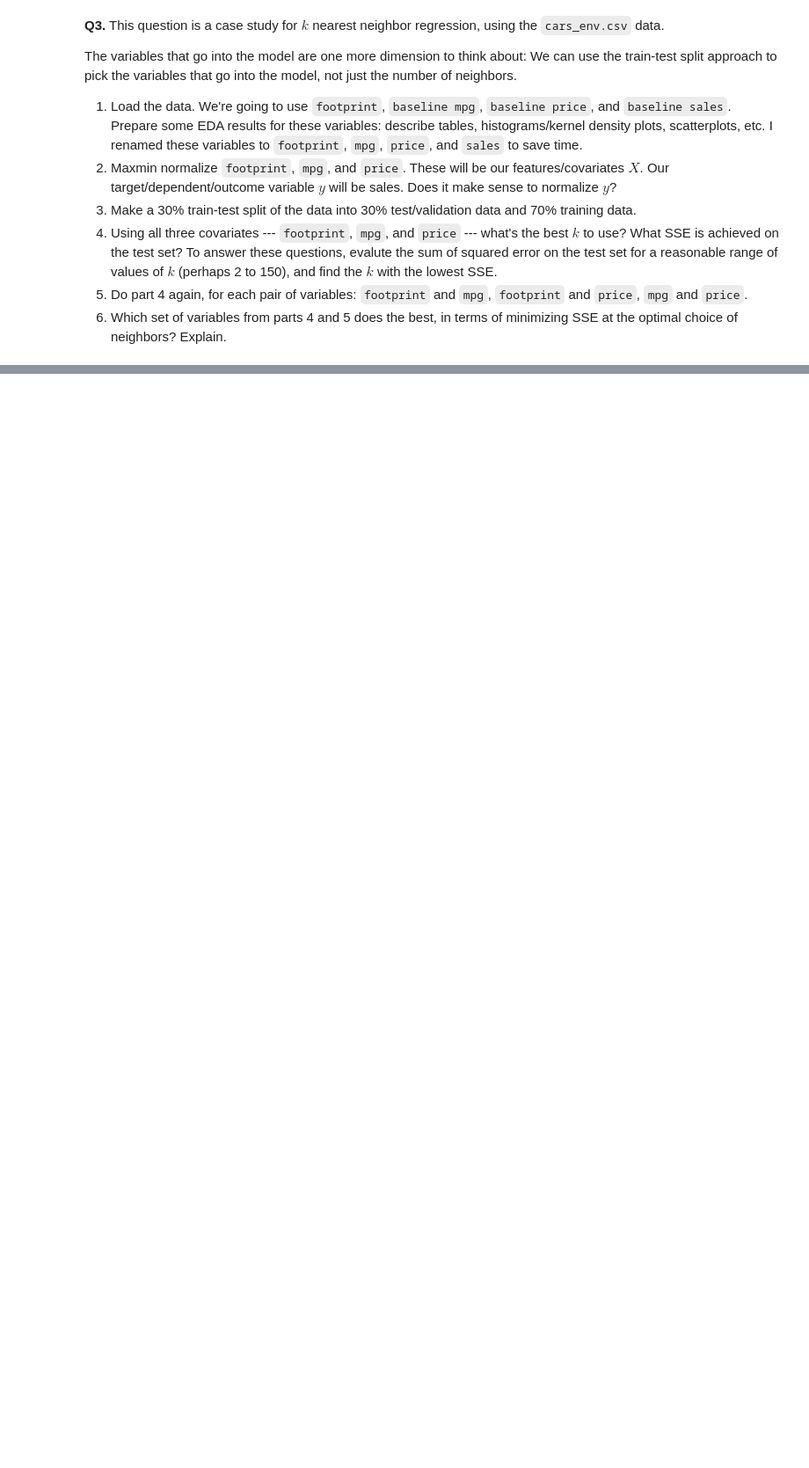
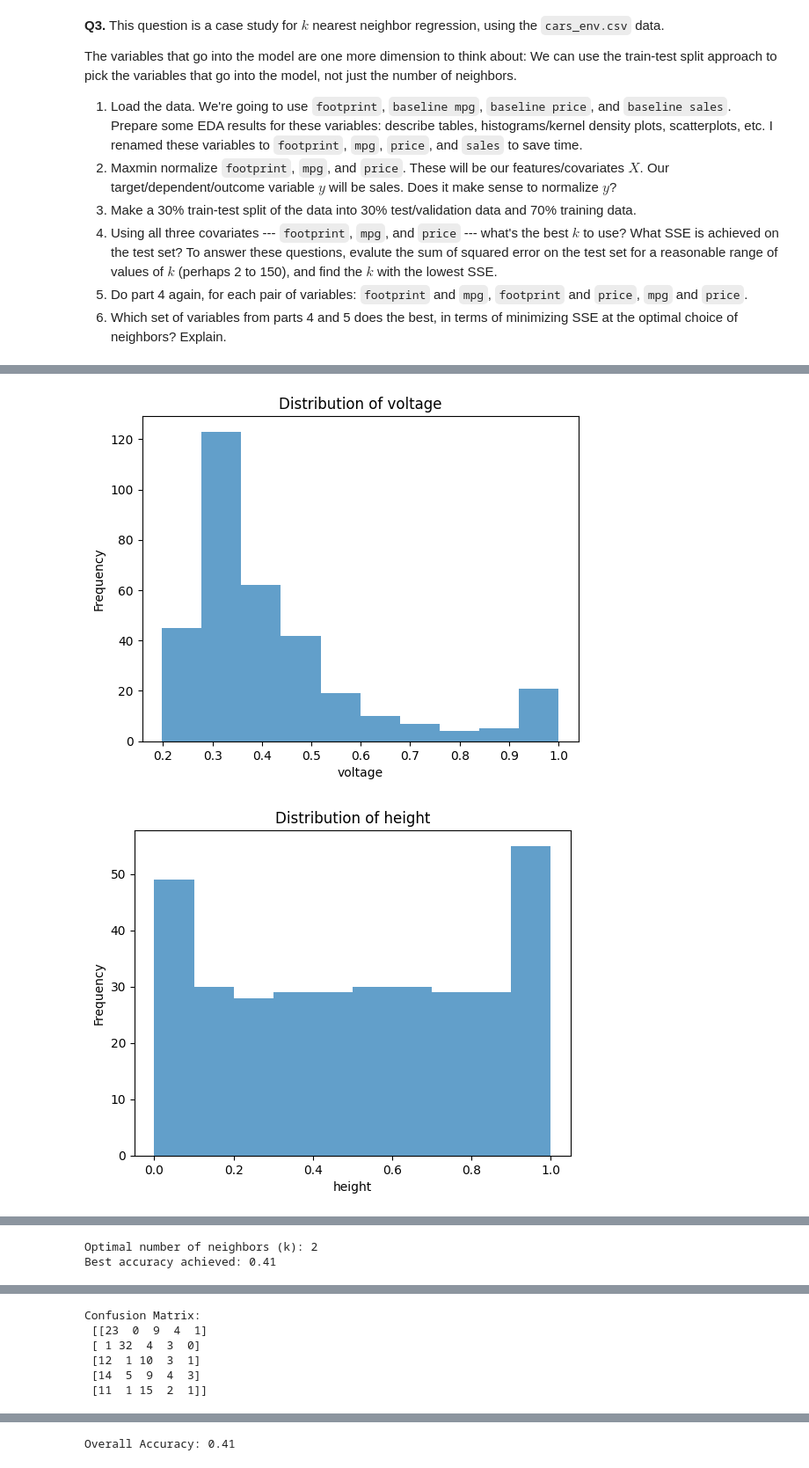
Before and after one commit to annekuma/knn, a Jupyter notebook: assignment_knn.ipynb, the cells around one changed output, grey strips where cells are left out. Shown at 88% size. Drawn from its saved outputs; the diff is of its cells as text; code cells hidden in the pictures; blank space fills up the shorter version.

```diff
--- a/assignment_knn.ipynb
+++ b/assignment_knn.ipynb
@@ -56,0 +70,67 @@ The data consists of a label, `mine_type`, taking integer values 1 to 5, and thr
+# %%
+import numpy as np
+import matplotlib.pyplot as plt
+import pandas as pd
+import seaborn as sns
+from sklearn.neighbors import KNeighborsClassifier
+from sklearn.model_selection import train_test_split
+from sklearn.metrics import confusion_matrix
+
+df = pd.read_csv('/content/knn/data/land_mines.csv')
+
+print("Data Shape:", df.shape)
+print("Data Sample:\n", df.head())
+print("Descriptive Stats:\n", df.describe())
+
+for feature in ['voltage', 'height', 'soil', 'mine_type']:
+    plt.hist(df[feature], bins=10, alpha=0.7)
+    plt.title(f"Distribution of {feature}")
+    plt.xlabel(feature)
+    plt.ylabel("Frequency")
+    plt.show()
+
+sns.pairplot(df, hue="mine_type", palette='viridis')
+
+X = df[['voltage', 'height', 'soil']]
+y = df['mine_type']
+
+X_train, X_test, y_train, y_test = train_test_split(X, y, test_size=0.5, random_state=200)
+
+max_k = len(y_train)
+accuracy_scores = []
+
+for k in range(1, max_k + 1):
+    knn = KNeighborsClassifier(n_neighbors=k)
+    knn.fit(X_train, y_train)
+    accuracy_scores.append(knn.score(X_test, y_test))
+
+best_k = np.argmax(accuracy_scores) + 1
+best_accuracy = max(accuracy_scores)
+
+print(f"Optimal number of neighbors (k): {best_k}")
+print(f"Best accuracy achieved: {best_accuracy:.2f}")
+
+plt.plot(range(1, max_k + 1), accuracy_scores, marker='o', color='b')
+plt.xlabel("k (Number of Neighbors)")
+plt.ylabel("Accuracy")
+plt.title("Accuracy vs. Number of Neighbors (k)")
+plt.grid(True)
+plt.show()
+
+optimal_knn = KNeighborsClassifier(n_neighbors=best_k)
+optimal_knn.fit(X_train, y_train)
+predictions = optimal_knn.predict(X_test)
+
+conf_matrix = confusion_matrix(y_test, predictions)
+print("Confusion Matrix:\n", conf_matrix)
+
+conf_matrix_df = pd.DataFrame(conf_matrix, index=np.unique(y_test), columns=np.unique(y_test))
+sns.heatmap(conf_matrix_df, annot=True, cmap="Blues", fmt="d")
+plt.title("Confusion Matrix for Optimal k")
+plt.xlabel("Predicted Label")
+plt.ylabel("True Label")
+plt.show()
+
+overall_accuracy = np.trace(conf_matrix) / np.sum(conf_matrix)
+print(f"Overall Accuracy: {overall_accuracy:.2f}")
+# %% [output]
@@ -56,0 +155,2 @@ The data consists of a label, `mine_type`, taking integer values 1 to 5, and thr
+[figure, added]
+[figure, added]
@@ -56,0 +159,2 @@ The data consists of a label, `mine_type`, taking integer values 1 to 5, and thr
+Optimal number of neighbors (k): 2
+Best accuracy achieved: 0.41
@@ -56,0 +162,6 @@ The data consists of a label, `mine_type`, taking integer values 1 to 5, and thr
+Confusion Matrix:
+ [[23  0  9  4  1]
+ [ 1 32  4  3  0]
+ [12  1 10  3  1]
+ [14  5  9  4  3]
+ [11  1 15  2  1]]
@@ -57,3 +169,4 @@ The data consists of a label, `mine_type`, taking integer values 1 to 5, and thr
+Overall Accuracy: 0.41
 # %% [markdown]
 **Q5.** This question is a case study for $k$ nearest neighbor regression, using the `heart_failure_clinical_records_dataset.csv` data.
 
```
Also changed, not shown: parts of 4 cells of this notebook.
